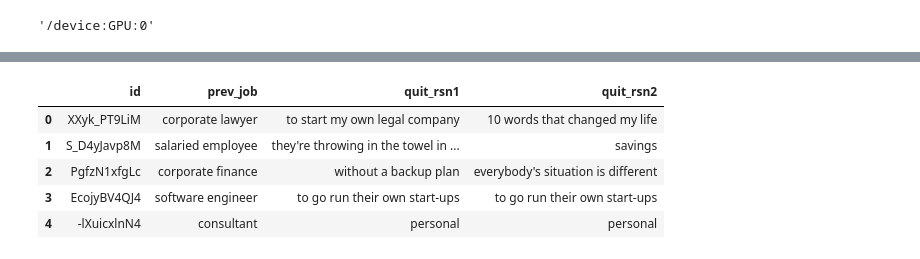
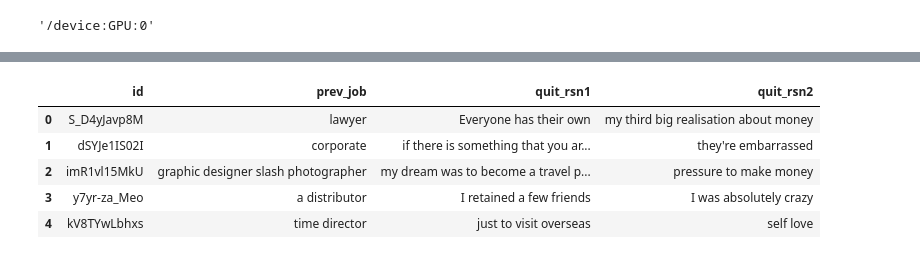
Before and after one commit to jon-tk-chan/youtube_quitting_data, a Jupyter notebook: qa_working_script.ipynb, the cells around one changed output, grey strips where cells are left out. Drawn from its saved outputs; the diff is of its cells as text; code cells hidden in the pictures.

```diff
--- a/qa_working_script.ipynb
+++ b/qa_working_script.ipynb
@@ -53,6 +55,6 @@ nlp = pipeline('question-answering', model=model_name, tokenizer=model_name)
 # %%
 #####
-filename = "/content/sample_data/processed_ALL.json"
+filename = "/content/sample_data/processed_MAN.json"
 with open(filename, 'r') as f:
   data = json.load(f)
 
@@ -61,0 +64,8 @@ FileNotFoundError: ignored
+# %%
+filename = "/content/sample_data/processed_ALL.json"
+with open(filename, 'r') as f:
+  data = json.load(f)
+
+data.keys()
+all_data = list(data.items())[:500]
+all_data[0]
@@ -76,8 +104,9 @@ to_df = {
 
 }
 
-for id, item in data.items():
-  context = item['str']
+for i, item in enumerate(all_data):
+  id = item[0]
+  context = item[1]['str']
 
   qa_0 = nlp({
     'question': questions[0],
@@ -106,7 +135,15 @@ for id, item in data.items():
   to_df['prev_job'].append(prev_job)
   to_df['quit_rsn1'].append(reason1)
   to_df['quit_rsn2'].append(reason2)
-  i +=1
+  # i +=1
+
+  if i % 50 == 0:
+    print("PROCESSED: ", i)
   # if i == 5:
   #   break
+
+out_df = pd.DataFrame(to_df)
+out_df.head()
+
+out_df.to_csv("/content/drive/MyDrive/youtube_output/quitting_qa_out.csv")
 # %% [output]
@@ -118,12 +167,10 @@ EcojyBV4QJ4
 # %%
 out_df = pd.DataFrame(to_df)
-out_df.to_csv("quitting_qa_out.csv")
+out_df.head()
+# %% [output]
+|  | id | prev_job | quit_rsn1 | quit_rsn2 |
+| 0 | S_D4yJavp8M | lawyer | Everyone has their own | my third big realisation about money |
+| 1 | dSYJe1IS02I | corporate | if there is something that you ar... | they're embarrassed |
+| 2 | imR1vl15MkU | graphic designer slash photographer | my dream was to become a travel p... | pressure to make money |
+| 3 | y7yr-za_Meo | a distributor | I retained a few friends | I was absolutely crazy |
+| 4 | kV8TYwLbhxs | time director | just to visit overseas | self love |
-# %%
-out_df.head()
-# %% [output]
-|  | id | prev_job | quit_rsn1 | quit_rsn2 |
-| 0 | XXyk_PT9LiM | corporate lawyer | to start my own legal company | 10 words that changed my life |
-| 1 | S_D4yJavp8M | salaried employee | they're throwing in the towel in ... | savings |
-| 2 | PgfzN1xfgLc | corporate finance | without a backup plan | everybody's situation is different |
-| 3 | EcojyBV4QJ4 | software engineer | to go run their own start-ups | to go run their own start-ups |
-| 4 | -lXuicxlnN4 | consultant | personal | personal |
```
Also changed, not shown: parts of 7 cells of this notebook, 1 other file.
